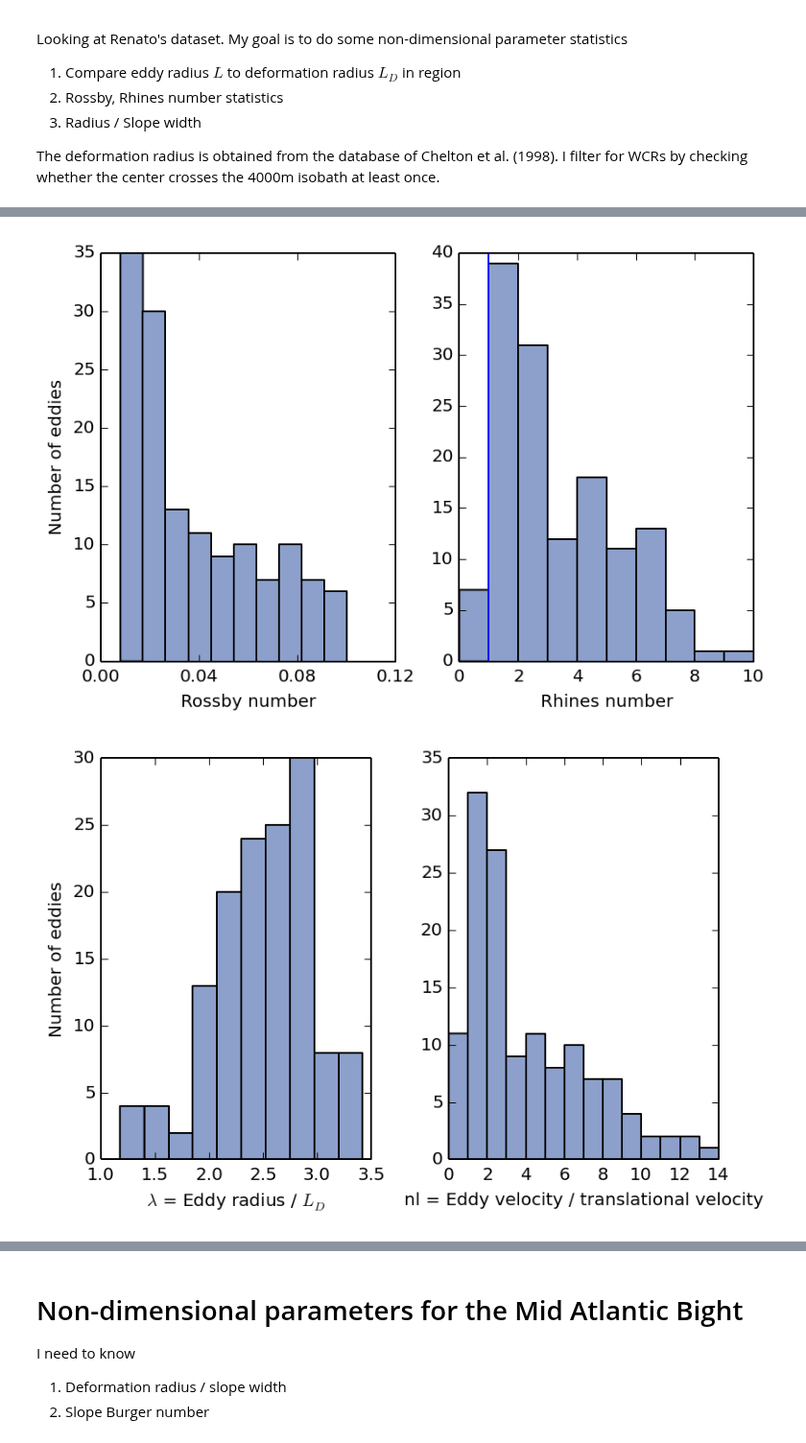
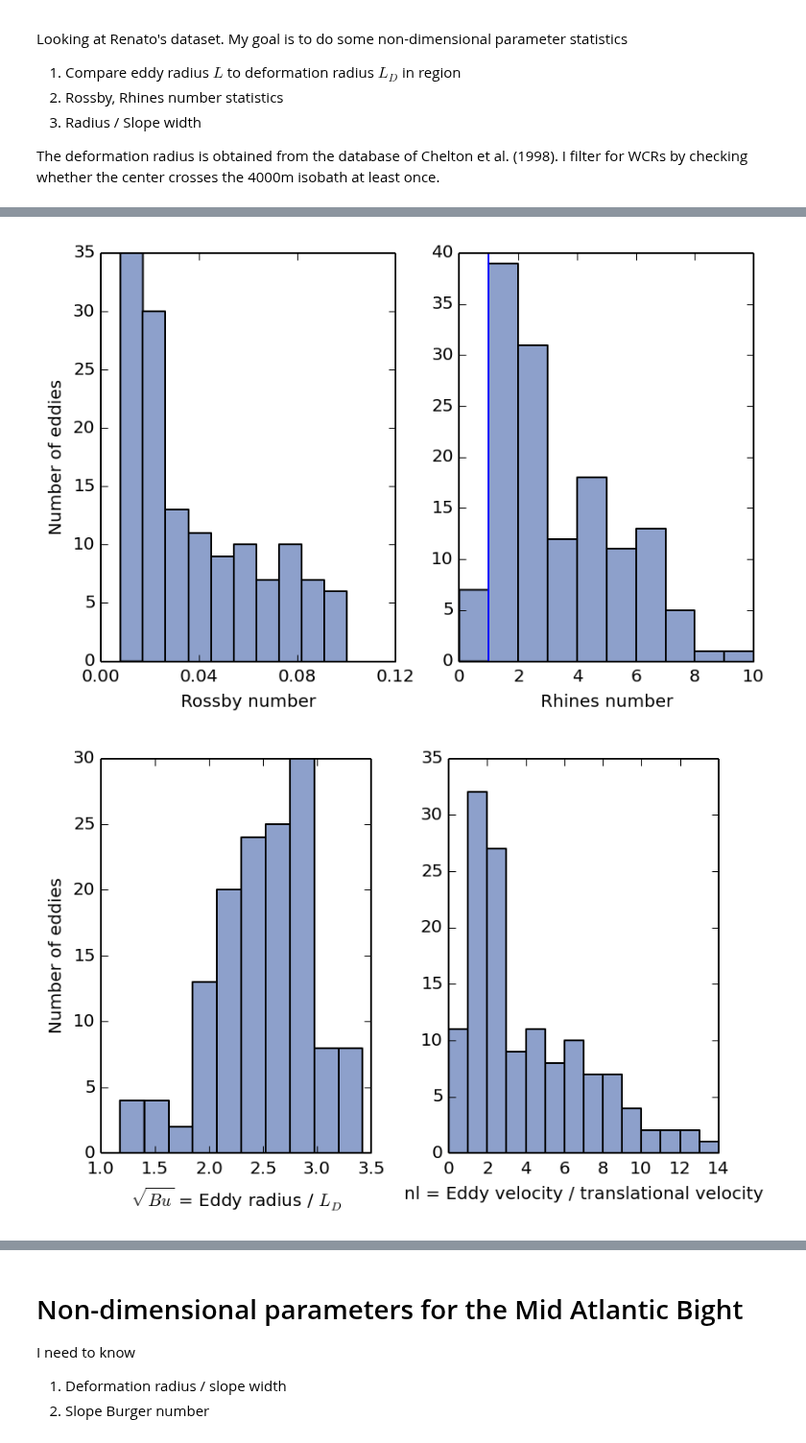
Before and after one commit to dcherian/eddyshelf, a Jupyter notebook: castelao.ipynb, the cells around one changed output, grey strips where cells are left out. Shown at 96% size. Cells and saved outputs as stored; diff of their text form; code cells hidden in the pictures.

Commit message:
plotting sqrt(Bu) instead of Bu and some bug fixes

```diff
--- a/castelao.ipynb
+++ b/castelao.ipynb
@@ -76,7 +81,7 @@ rad = [np.median(x) for x in Ls] # eddy radius
 
 #cx = np.ma.masked_all_like(lat) # eddy center locations
 #cy = np.ma.masked_all_like(lat)
-lam = np.ma.masked_all_like(lat) # lambda = eddy radius / deformation radius
+Bu = np.ma.masked_all_like(lat) # burger number = (eddy radius / deformation radius)^2
 nl =  np.ma.masked_all_like(lat) # nl = U / BC1 phase speed
 Ld = np.zeros_like(lat) # deformation radius
 c =  np.zeros_like(lat) #  BC1 phase speed
@@ -102,13 +107,19 @@ for ii in np.arange(0,len(lat))[indices]:
     iy = [ find_nearest(rossy[:,0], mm) for mm in lat[ii].ravel() ]
     Ld[ii] = np.median(defrad[ix,iy])
 
+    # sometimes deformation radius goes to zero
+    if Ld[ii] == 0: continue
+
+    # filter out based on length of time series - we want at least 4 weeks
+    if lat[ii].size < 4: continue
+
     # filter out based on water depth
     if waterdepth[ii] < -3000 or waterdepth[ii] > -200: continue
 
     # estimate translation speed
     dist, phase = sw.dist(lon[ii][0], lat[ii][0], units='km')
     dist *= 1000 # in metres
-    dt = np.diff(eaday[ii]) * 86400 # in seconds
+    dt = np.diff(day[ii]) * 86400 # in seconds
     c = dist/dt
 
     ind.append(ii)
@@ -117,16 +128,16 @@ for ii in np.arange(0,len(lat))[indices]:
     #cy[ii] = np.mean(lat[ii])
     Ro[ii] = Uscale[ii]/np.median(f[ii])/rad[ii]
     Rh[ii] = Uscale[ii]/beta/rad[ii]**2
-    lam[ii] = rad[ii]/Ld[ii]
+    Bu[ii] = (rad[ii]/Ld[ii])**2
     nl[ii] = np.median(U[ii][:,1:] / c)
 
 Ro = Ro.compressed()
 Rh = Rh.compressed()
-lam = lam.compressed()
+Bu = Bu.compressed()
 nl = nl.compressed()
 # %%
 # plot histograms
-Rorange = np.arange(0,0.15,0.04)
+Rorange = np.arange(0,0.16,0.04)
 
 plt.figure()
 plt.hold(True)
@@ -136,34 +147,34 @@ plt.xlim((-80,-50))
 plt.axhline(lat_min, color='k', alpha=0.5)
 plt.title('Map showing filtered eddy trajectories')
 for ii in ind:
     plt.plot(lon[ii].T, lat[ii].T, alpha=0.6)
 
 plt.figure()
 plt.subplot(1,2,1)
 plt.hist(Ro, color=colors[2])
 plt.xlabel('Rossby number')
 plt.ylabel('Number of eddies')
 plt.xticks(Rorange)
 
 plt.subplot(1,2,2)
 plt.hist(Rh, bins=np.arange(0,Rh.max().round()+1,1), color=colors[2])
 plt.xlabel('Rhines number')
 plt.axvline(1)
 plt.tight_layout()
 
 plt.figure()
 plt.subplot(1,2,1)
-plt.hist(lam, color=colors[2])
+plt.hist(np.sqrt(np.hstack(Bu)), color=colors[2])
 plt.ylabel('Number of eddies')
-plt.xlabel('$\lambda$ = Eddy radius / $L_D$')
+plt.xlabel('$\sqrt{Bu}$ = Eddy radius / $L_D$')
 
 plt.subplot(1,2,2)
 plt.hist(nl, bins=np.arange(0,16), color=colors[2])
 #plt.plot(Ro, Rh,'.')
 plt.xlabel('nl = Eddy velocity / translational velocity')
 plt.tight_layout()
 # %% [output]
 [figure]
 [figure]
-[figure, old version]
+[figure, new version]
 # %%
```
Also changed, not shown: parts of 3 cells of this notebook.
